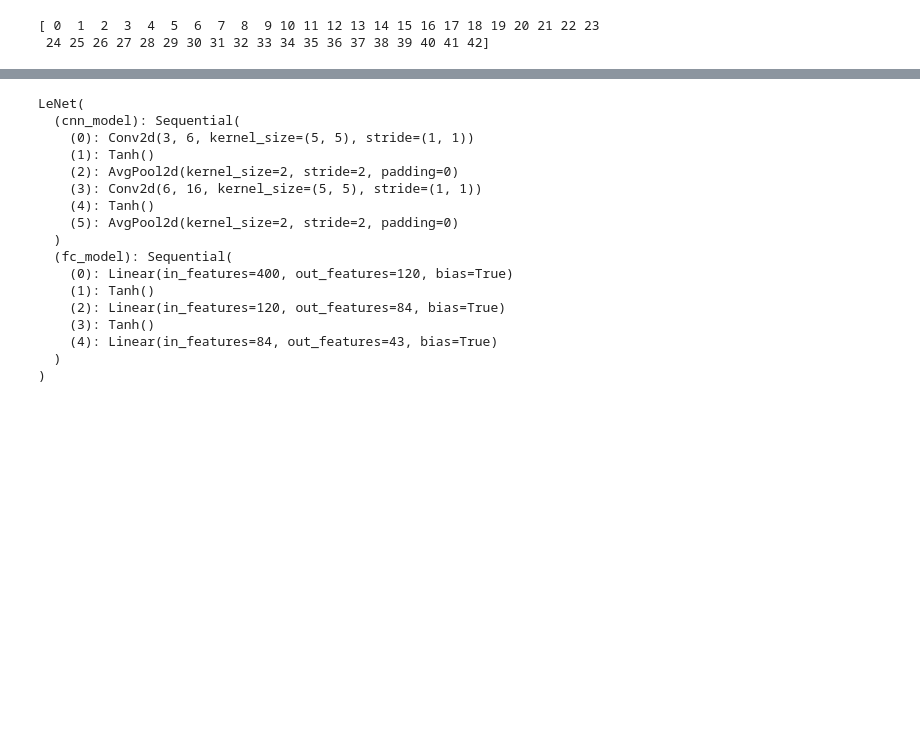
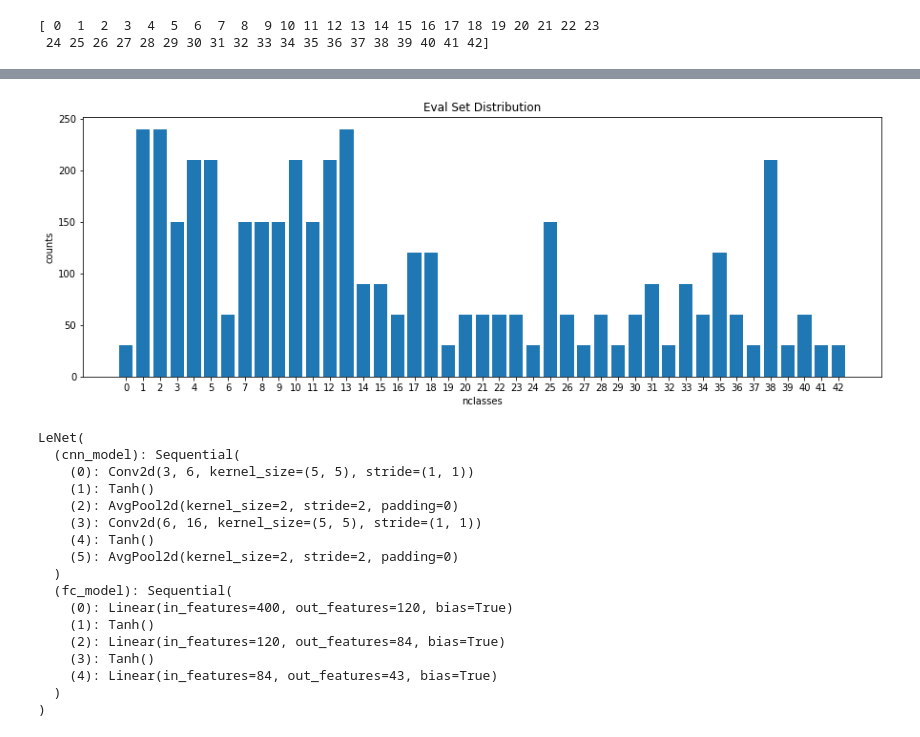
Before and after one commit to RamAIbot/Self_Driving_car_Traffic_Sign_classifier, a Jupyter notebook: Final_project.ipynb, the cells around one changed output, grey strips where cells are left out. Cells and saved outputs as stored; diff of their text form; code cells hidden in the pictures; blank space fills up the shorter version.

```diff
--- a/Final_project.ipynb
+++ b/Final_project.ipynb
@@ -67,3 +67,13 @@ plt.show()
+# %%
+n_classes1,counts1 = np.unique(y_eval,return_counts=True)
+plt.rcParams['figure.figsize']=[15,5]
+plt.bar(n_classes1,counts1,tick_label=n_classes1,width=0.8,align='center')
+plt.xlabel('nclasses')
+plt.ylabel('counts')
+plt.title('Eval Set Distribution')
+plt.show()
+# %% [output]
+[figure, added]
 # %%
 import torchvision.transforms as transforms
 import random
```
Also changed, not shown: parts of 7 cells of this notebook, 4 other files.
